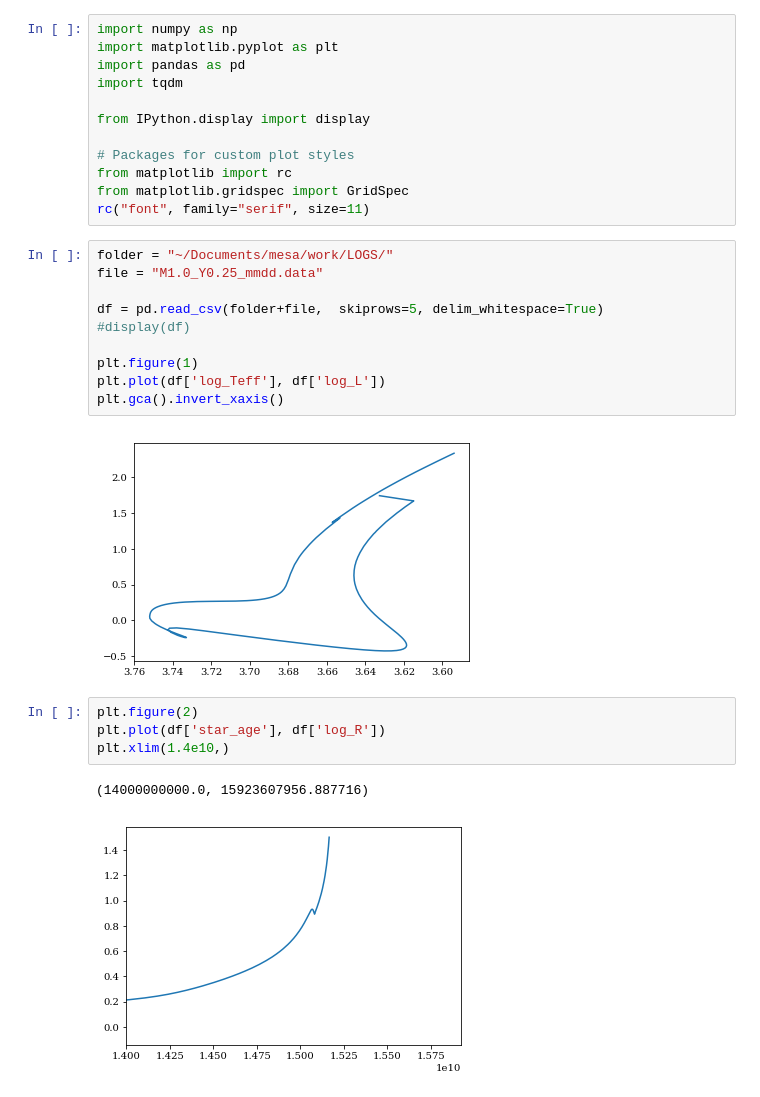
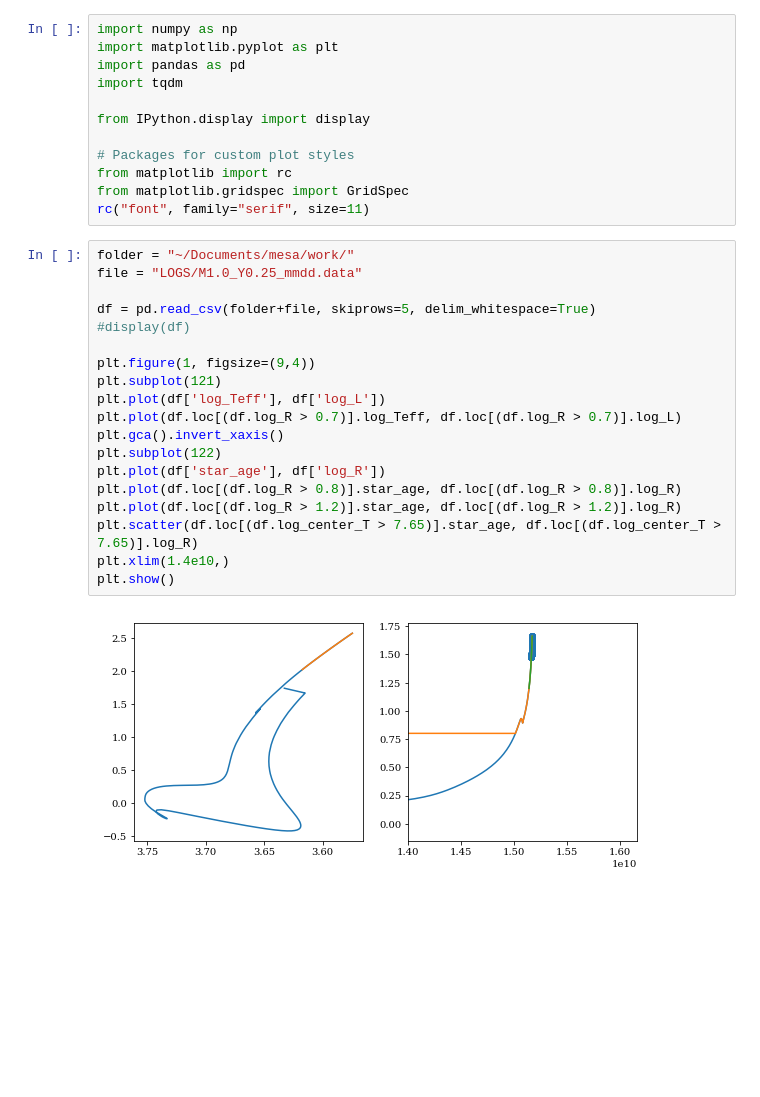
Before and after one commit to daw538/y4project, a Jupyter notebook: Dan_notebooks/mesa/mesareader.ipynb, the cells around one changed output. Saved outputs shown, nothing was run; the diff lists cells and outputs as text; blank space fills up the shorter version.

Commit message:
Quick notebook for reading and analysing results from MESA and GYRE.

```diff
--- a/Dan_notebooks/mesa/mesareader.ipynb
+++ b/Dan_notebooks/mesa/mesareader.ipynb
@@ -10,22 +10,24 @@ from IPython.display import display
 from matplotlib import rc
 from matplotlib.gridspec import GridSpec
 rc("font", family="serif", size=11)
-# %%
-folder = "~/Documents/mesa/work/LOGS/"
-file = "M1.0_Y0.25_mmdd.data"
-
-df = pd.read_csv(folder+file,  skiprows=5, delim_whitespace=True)
-#display(df)
-
-plt.figure(1)
-plt.plot(df['log_Teff'], df['log_L'])
-plt.gca().invert_xaxis()
-# %% [output]
-[figure, removed]
-# %%
-plt.figure(2)
-plt.plot(df['star_age'], df['log_R'])
-plt.xlim(1.4e10,)
-# %% [output]
-(14000000000.0, 15923607956.887716)
-[figure, removed]
+# %%
+folder = "~/Documents/mesa/work/"
+file = "LOGS/M1.0_Y0.25_mmdd.data"
+
+df = pd.read_csv(folder+file, skiprows=5, delim_whitespace=True)
+#display(df)
+
+plt.figure(1, figsize=(9,4))
+plt.subplot(121)
+plt.plot(df['log_Teff'], df['log_L'])
+plt.plot(df.loc[(df.log_R > 0.7)].log_Teff, df.loc[(df.log_R > 0.7)].log_L)
+plt.gca().invert_xaxis()
+plt.subplot(122)
+plt.plot(df['star_age'], df['log_R'])
+plt.plot(df.loc[(df.log_R > 0.8)].star_age, df.loc[(df.log_R > 0.8)].log_R)
+plt.plot(df.loc[(df.log_R > 1.2)].star_age, df.loc[(df.log_R > 1.2)].log_R)
+plt.scatter(df.loc[(df.log_center_T > 7.65)].star_age, df.loc[(df.log_center_T > 7.65)].log_R)
+plt.xlim(1.4e10,)
+plt.show()
+# %% [output]
+[figure, added]
```
Also changed, not shown: parts of 2 cells of this notebook.
